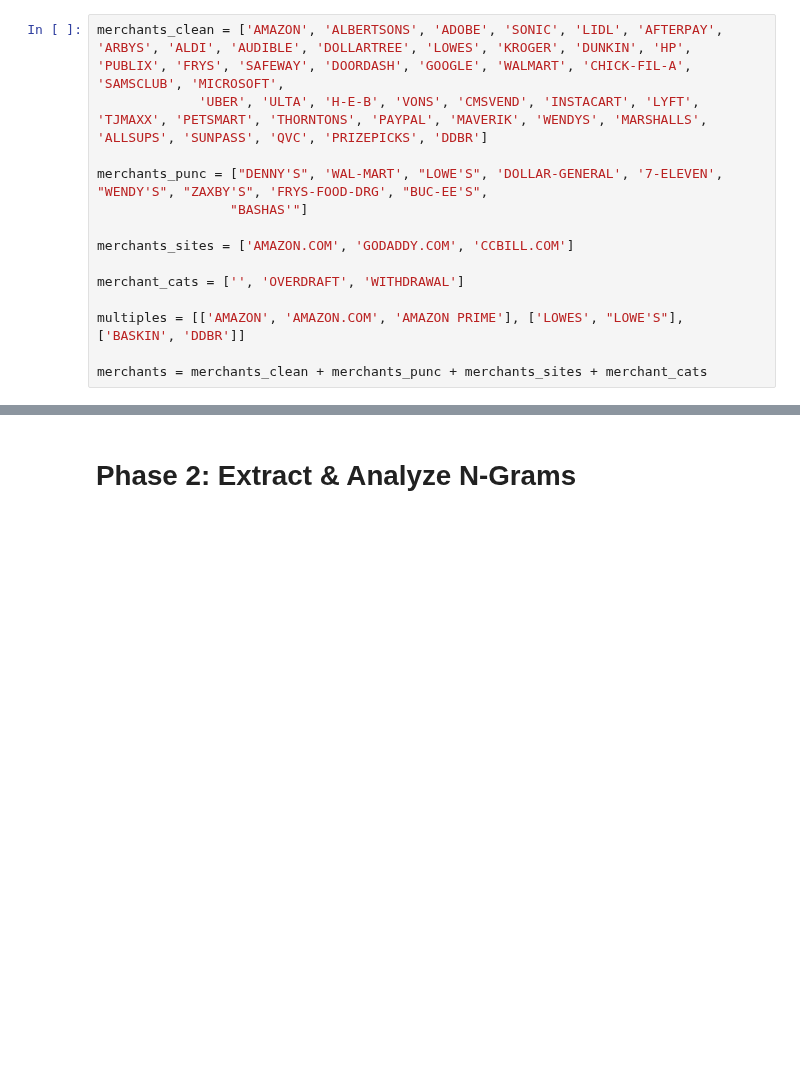
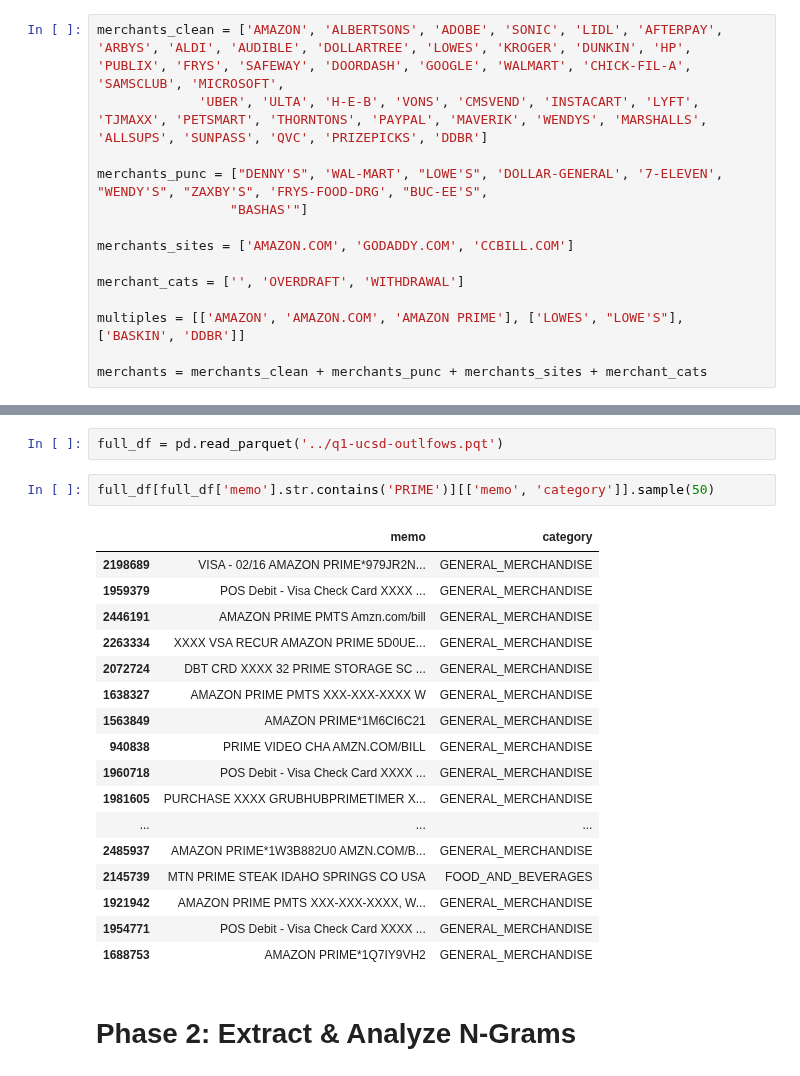
Before and after one commit to kylechoi101/DSC180A-Q1, a Jupyter notebook: Week 2/Haris_Saif.ipynb, the cells around one changed output, grey strips where cells are left out. Saved outputs shown, nothing was run; the diff lists cells and outputs as text; blank space fills up the shorter version.

```diff
--- a/Week 2/Haris_Saif.ipynb
+++ b/Week 2/Haris_Saif.ipynb
@@ -487,3 +483,25 @@ print(prefix_star_merchants['memo_pre'].str.split('*').sample(100).sort_values()
+# %%
+full_df = pd.read_parquet('../q1-ucsd-outlfows.pqt')
+# %%
+full_df[full_df['memo'].str.contains('PRIME')][['memo', 'category']].sample(50)
+# %% [output]
+|  | memo | category |
+| 2198689 | VISA - 02/16 AMAZON PRIME*979JR2N... | GENERAL_MERCHANDISE |
+| 1959379 | POS Debit - Visa Check Card XXXX ... | GENERAL_MERCHANDISE |
+| 2446191 | AMAZON PRIME PMTS Amzn.com/bill | GENERAL_MERCHANDISE |
+| 2263334 | XXXX VSA RECUR AMAZON PRIME 5D0UE... | GENERAL_MERCHANDISE |
+| 2072724 | DBT CRD XXXX 32 PRIME STORAGE SC ... | GENERAL_MERCHANDISE |
+| 1638327 | AMAZON PRIME PMTS XXX-XXX-XXXX W | GENERAL_MERCHANDISE |
+| 1563849 | AMAZON PRIME*1M6CI6C21 | GENERAL_MERCHANDISE |
+| 940838 | PRIME VIDEO CHA AMZN.COM/BILL | GENERAL_MERCHANDISE |
+| 1960718 | POS Debit - Visa Check Card XXXX ... | GENERAL_MERCHANDISE |
+| 1981605 | PURCHASE XXXX GRUBHUBPRIMETIMER X... | GENERAL_MERCHANDISE |
+| ... | ... | ... |
+| 2485937 | AMAZON PRIME*1W3B882U0 AMZN.COM/B... | GENERAL_MERCHANDISE |
+| 2145739 | MTN PRIME STEAK IDAHO SPRINGS CO USA | FOOD_AND_BEVERAGES |
+| 1921942 | AMAZON PRIME PMTS XXX-XXX-XXXX, W... | GENERAL_MERCHANDISE |
+| 1954771 | POS Debit - Visa Check Card XXXX ... | GENERAL_MERCHANDISE |
+| 1688753 | AMAZON PRIME*1Q7IY9VH2 | GENERAL_MERCHANDISE |
 # %% [markdown]
 # Phase 2: Extract & Analyze N-Grams
 # %%
```
Also changed, not shown: parts of 28 cells of this notebook.
